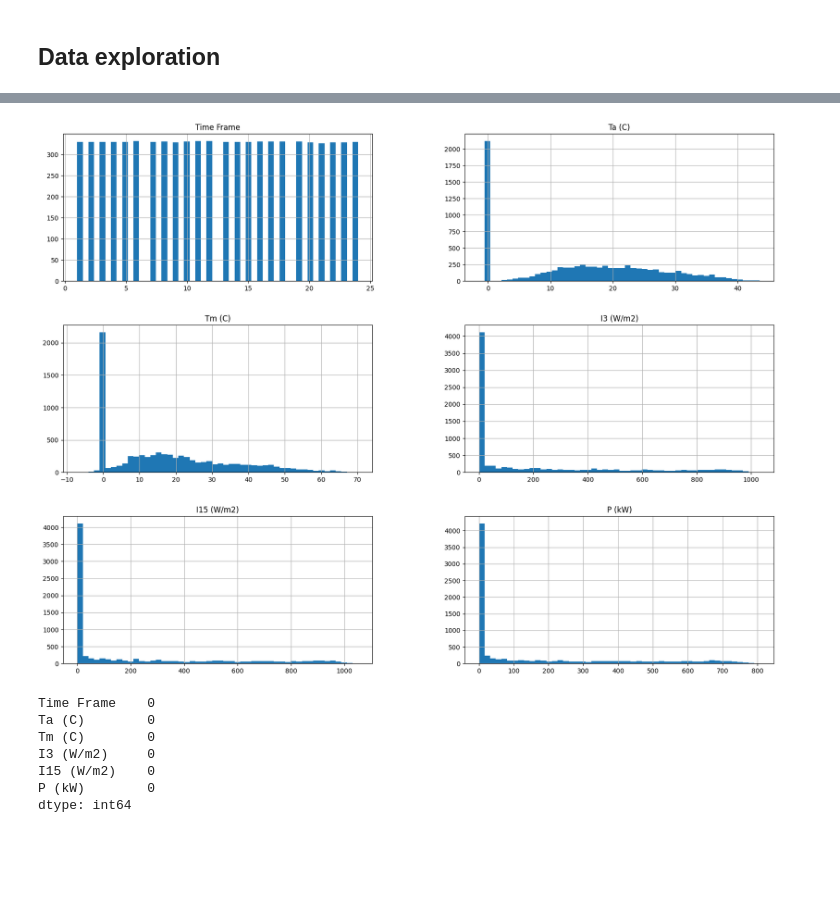
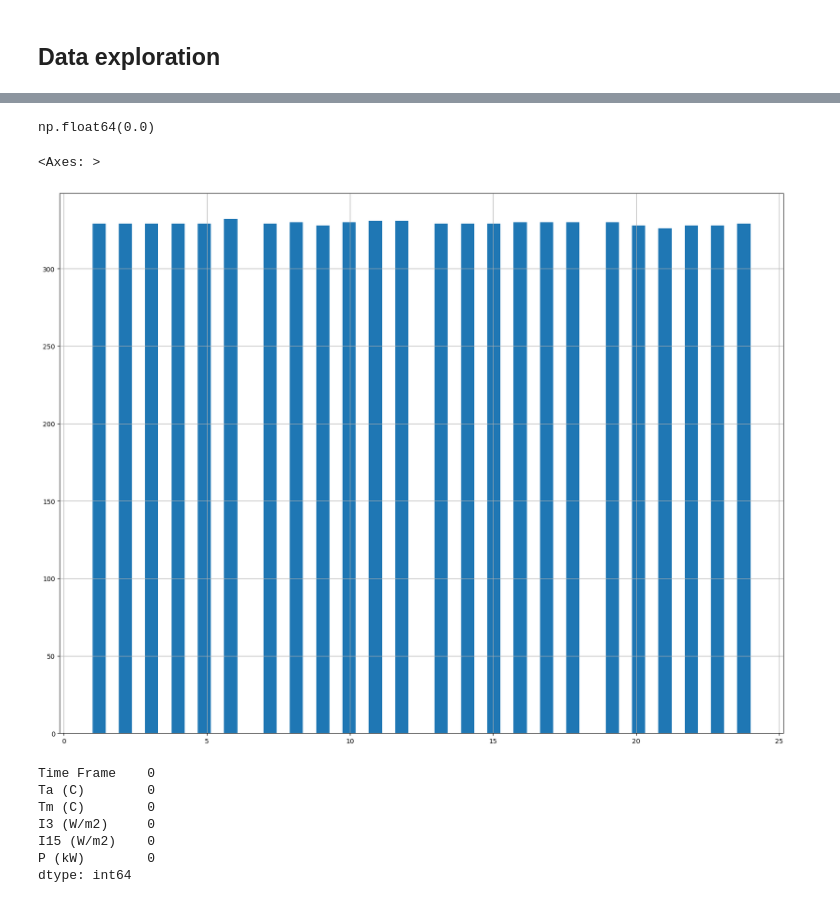
Before and after one commit to LorenzoRigoni/ML_Competition, a Jupyter notebook: Regression/Regression.ipynb, the cells around one changed output, grey strips where cells are left out. Drawn from its saved outputs; the diff is of its cells as text; code cells hidden in the pictures; blank space fills up the shorter version.

```diff
--- a/Regression/Regression.ipynb
+++ b/Regression/Regression.ipynb
@@ -119,8 +126,13 @@ dtype: object
+# %%
+dataframe[(dataframe['Time Frame'] <= 2) | (dataframe['Time Frame'] >=22)]['P (kW)'].sum()
+# %% [output]
+np.float64(0.0)
 # %%
-dataframe.hist(bins=50, figsize=(20, 15))
-plt.show()
+#analisi di Time Frame
+dataframe['Time Frame'].hist(bins=50, figsize=(20, 15))
 # %% [output]
+<Axes: >
-[figure, old version]
+[figure, new version]
 # %%
 dataframe.isna().sum()
 # %% [output]
```
Also changed, not shown: parts of 13 cells of this notebook.
